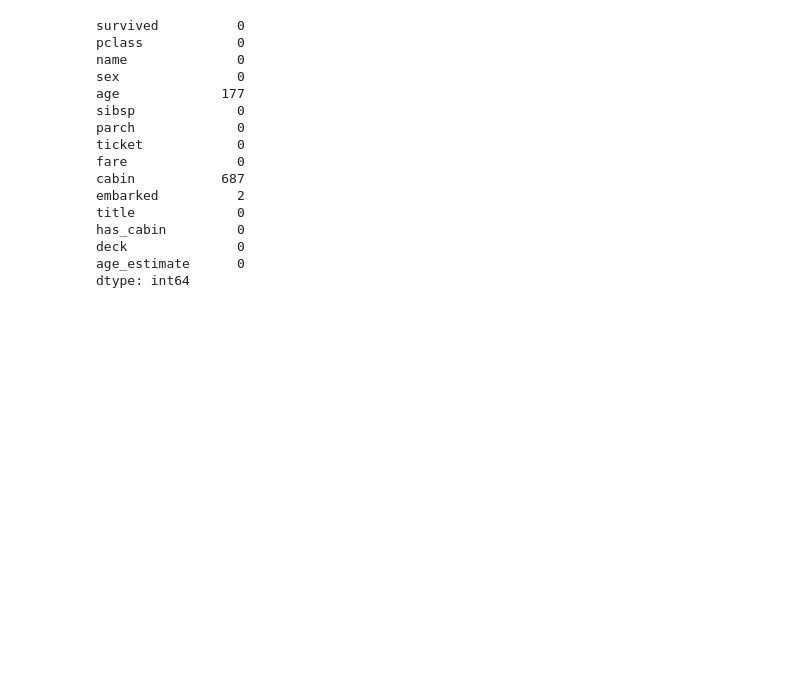
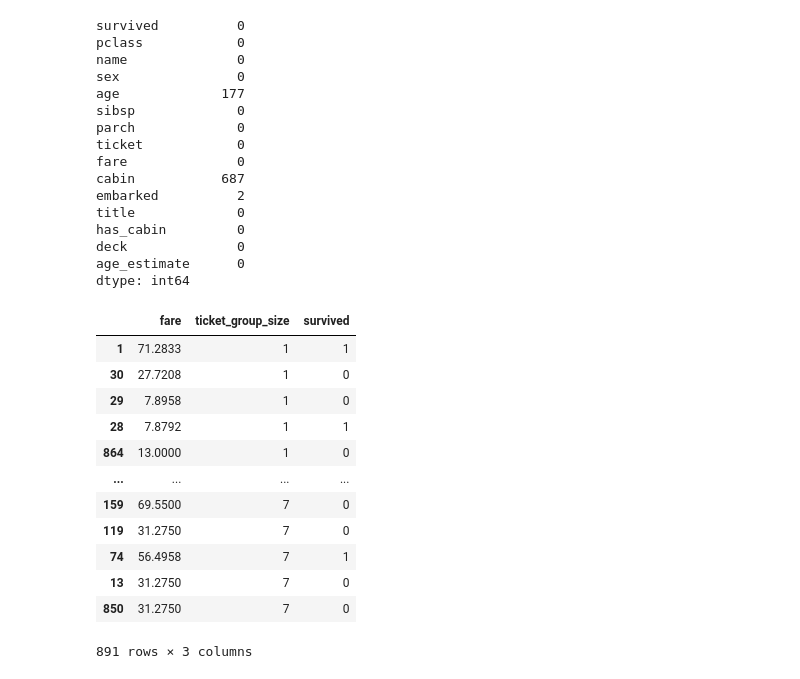
Before and after one commit to henrique-pydata/ia, a Jupyter notebook: PROJETO 1 - TITANIC/ETL/notebooks/etl_1.ipynb, the cells around one changed output. Drawn from its saved outputs; the diff is of its cells as text; code cells hidden in the pictures; blank space fills up the shorter version.

```diff
--- a/PROJETO 1 - TITANIC/ETL/notebooks/etl_1.ipynb
+++ b/PROJETO 1 - TITANIC/ETL/notebooks/etl_1.ipynb
@@ -103,3 +88,3 @@ df_raw['title'] = df_raw['name'].str.extract(r',\s*([^\.]+)\.', expand=False)
 # %%
-df_raw['title'] = df_raw['title'].apply(lambda x: 'Rare' if x not in ['Mr', 'Miss', 'Mrs', 'Master'] else x)
+df['title'] = df['title'].apply(lambda x: 'Rare' if x not in ['Mr', 'Miss', 'Mrs', 'Master'] else x)
 # %%
@@ -113,8 +98,8 @@ Master     40
 Rare       27
 Name: count, dtype: int64
 # %%
-df_raw.isna().sum()
-df_raw['cabin'].nunique()
-df_raw['cabin'].isna().sum()
-df_raw['has_cabin'] = df_raw['cabin'].notna().astype(int)
+df.isna().sum()
+df['cabin'].nunique()
+df['cabin'].isna().sum()
+df['has_cabin'] = df['cabin'].notna().astype(int)
 # %%
@@ -209,3 +194,30 @@ has_cabin         0
 deck              0
 age_estimate      0
 dtype: int64
+# %%
+ticket_counts = df['ticket'].value_counts()
+
+len(ticket_counts)
+
+df['ticket'].nunique()
+
+df['ticket_group_size'] = df['ticket'].map(ticket_counts)
+
+
+df[df['ticket_group_size'] > 6]
+
+df[['fare', 'ticket_group_size', 'survived']].sort_values('ticket_group_size', ascending=True)
+# %% [output]
+|  | fare | ticket_group_size | survived |
+| 1 | 71.2833 | 1 | 1 |
+| 30 | 27.7208 | 1 | 0 |
+| 29 | 7.8958 | 1 | 0 |
+| 28 | 7.8792 | 1 | 1 |
+| 864 | 13.0000 | 1 | 0 |
+| ... | ... | ... | ... |
+| 159 | 69.5500 | 7 | 0 |
+| 119 | 31.2750 | 7 | 0 |
+| 74 | 56.4958 | 7 | 1 |
+| 13 | 31.2750 | 7 | 0 |
+| 850 | 31.2750 | 7 | 0 |
+891 rows × 3 columns
```
Also changed, not shown: parts of 22 cells of this notebook, 2 other files.
